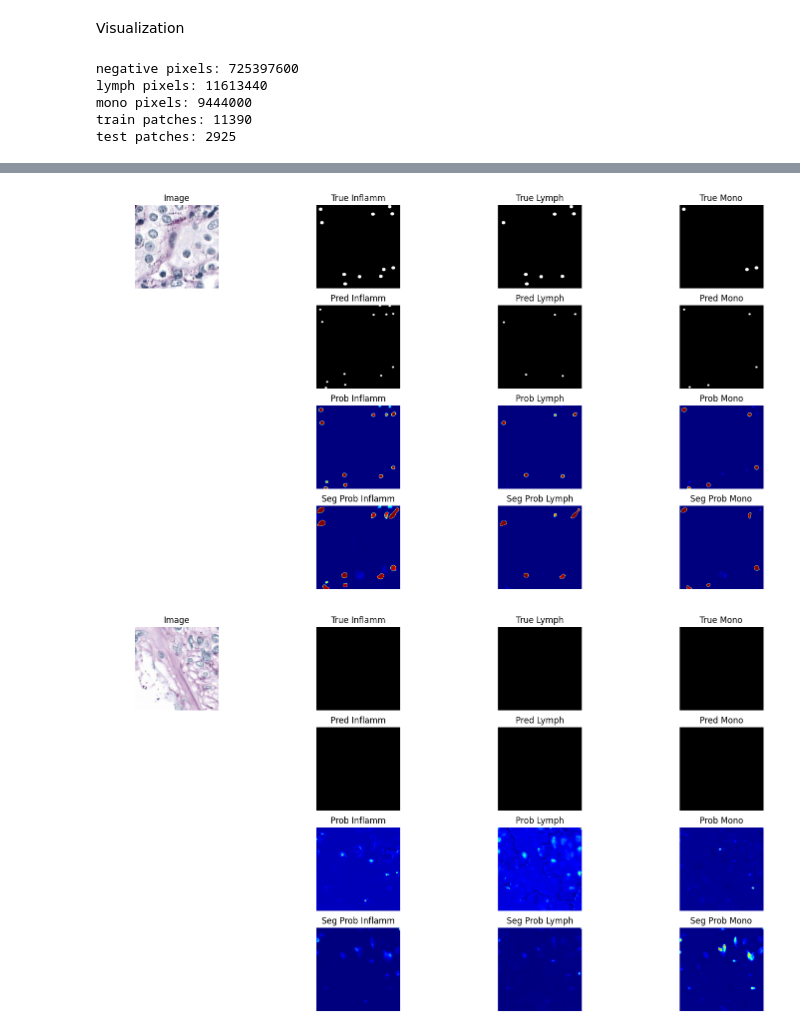
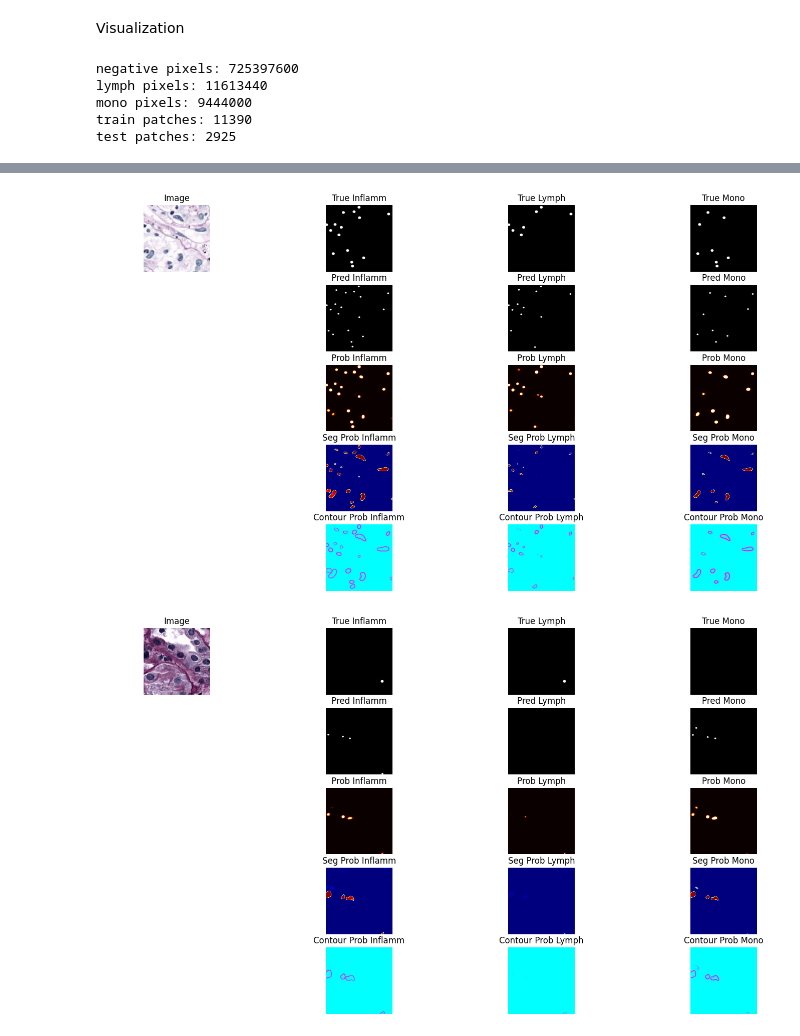
Before and after one commit to aamirchaudry29/Monkey_TIAKong, a Jupyter notebook: notebooks/multihead_det_eval.ipynb, the cells around one changed output, grey strips where cells are left out. Saved outputs shown, nothing was run; the diff lists cells and outputs as text; code cells hidden in the pictures.

```diff
--- a/notebooks/multihead_det_eval.ipynb
+++ b/notebooks/multihead_det_eval.ipynb
@@ -59,10 +61,11 @@ IOconfig.set_mask_dir(
 
 
 models = []
-folds = [1]
+folds = [run_config["val_fold"]]
 for i in folds:
     # checkpoint_path = f"/media/u1910100/data/Monkey/runs/cell_multiclass_det/efficientnetv2_s_multitask_det_focal_loss/fold_{i}/best_val.pth"
-    checkpoint_path = f"/media/u1910100/data/Monkey/runs/cell_multiclass_det/efficientnetv2_l_multitask_det_max_aug/fold_{i}/best_val.pth"
+    checkpoint_path = f"/media/u1910100/data/Monkey/runs/cell_multiclass_det/efficientnetv2_l_multitask_det_decoder_v4/fold_{i}/best_val.pth"
+    # checkpoint_path = f"/media/u1910100/data/Monkey/runs/cell_multiclass_det/final_model/fold_{i}/best_f1.pth"
     # model = get_multihead_efficientunet(
     #     out_channels=[1,1,1], pretrained=False
     # )
@@ -417,7 +407,7 @@ for i, data in enumerate(
     tqdm(val_loader, desc="validation", leave=False)
 ):
 
-    fig, axes = plt.subplots(4, 4, figsize=(18, 10))
+    fig, axes = plt.subplots(5, 4, figsize=(18, 10))
 
     images = data["image"].cuda().float()
     inflamm_true_masks = data['inflamm_centroid_mask'].numpy(force=True)
@@ -472,6 +462,10 @@ for i, data in enumerate(
             lymph_seg_prob += _lymph_seg_prob.detach().cpu()
             mono_seg_prob += _mono_seg_prob.detach().cpu()
 
+            inflamm_contour_prob = torch.sigmoid(logits_pred[:, 1:2, :, :]).detach().cpu()
+            lymph_contour_prob = torch.sigmoid(logits_pred[:, 4:5, :, :]).detach().cpu()
+            mono_contour_prob = torch.sigmoid(logits_pred[:, 7:8, :, :]).detach().cpu()
+
         inflamm_prob /= len(models)
         lymph_prob /= len(models)
         mono_prob /= len(models)
@@ -479,24 +473,24 @@ for i, data in enumerate(
         lymph_seg_prob /= len(models)
         mono_seg_prob /= len(models)
 
-    # processed_output = multihead_det_post_process_batch(
+    processed_output = multihead_det_post_process_batch(
+        inflamm_prob,
+        lymph_prob,
+        mono_prob,
+        thresholds=[0.5, 0.5, 0.5],
+        min_distances=[13, 11, 13],
+    )
+
+    # processed_output = multihead_det_post_process_batch_experiment(
     #     inflamm_prob,
     #     lymph_prob,
     #     mono_prob,
-    #     thresholds=[0.5, 0.5, 0.5],
+    #     inflamm_seg_prob,
+    #     lymph_seg_prob,
+    #     mono_seg_prob,
+    #     thresholds=[0.4, 0.4, 0.4],
     #     min_distances=[11, 11, 11],
     # )
-
-    processed_output = multihead_det_post_process_batch_experiment(
-        inflamm_prob,
-        lymph_prob,
-        mono_prob,
-        inflamm_seg_prob,
-        lymph_seg_prob,
-        mono_seg_prob,
-        thresholds=[0.4, 0.4, 0.4],
-        min_distances=[11, 11, 11],
-    )
 
 
     images = images.numpy(force=True)[0]
@@ -509,7 +503,7 @@ for i, data in enumerate(
     axes[0][1].imshow(inflamm_true_masks[0][0], cmap="gray")
     axes[0][1].set_title("True Inflamm")
 
-    axes[2][1].imshow(inflamm_prob[0][0], cmap="jet")
+    axes[2][1].imshow(inflamm_prob[0][0], cmap="hot")
     axes[2][1].set_title(f"Prob Inflamm")
 
     axes[0][2].imshow(lymph_true_masks[0][0], cmap="gray")
@@ -518,7 +512,7 @@ for i, data in enumerate(
     axes[0][3].imshow(mono_true_masks[0][0], cmap="gray")
     axes[0][3].set_title("True Mono")
 
-    axes[2][3].imshow(mono_prob[0][0], cmap="jet")
+    axes[2][3].imshow(mono_prob[0][0], cmap="hot")
     axes[2][3].set_title(f"Prob Mono")
 
     axes[1][2].imshow(
@@ -539,7 +533,7 @@ for i, data in enumerate(
 
     axes[2][2].imshow(
         lymph_prob[0][0],
-        cmap="jet",
+        cmap="hot",
     )
     axes[2][2].set_title(f"Prob Lymph")
 
@@ -561,6 +555,15 @@ for i, data in enumerate(
     )
     axes[3][3].set_title(f"Seg Prob Mono")
 
+    axes[4][1].imshow(inflamm_contour_prob[0][0], cmap="cool")
+    axes[4][1].set_title(f"Contour Prob Inflamm")
+
+    axes[4][2].imshow(lymph_contour_prob[0][0], cmap="cool")
+    axes[4][2].set_title(f"Contour Prob Lymph")
+
+    axes[4][3].imshow(mono_contour_prob[0][0], cmap="cool")
+    axes[4][3].set_title(f"Contour Prob Mono")
+
     for ax in axes.ravel():
         ax.axis("off")
     plt.show()
@@ -579,2 +582,2 @@ test patches: 2925
-[figure, old version]
+[figure, new version]
-[figure, old version]
+[figure, new version]
```
Also changed, not shown: parts of 5 cells of this notebook, 7 other files.
